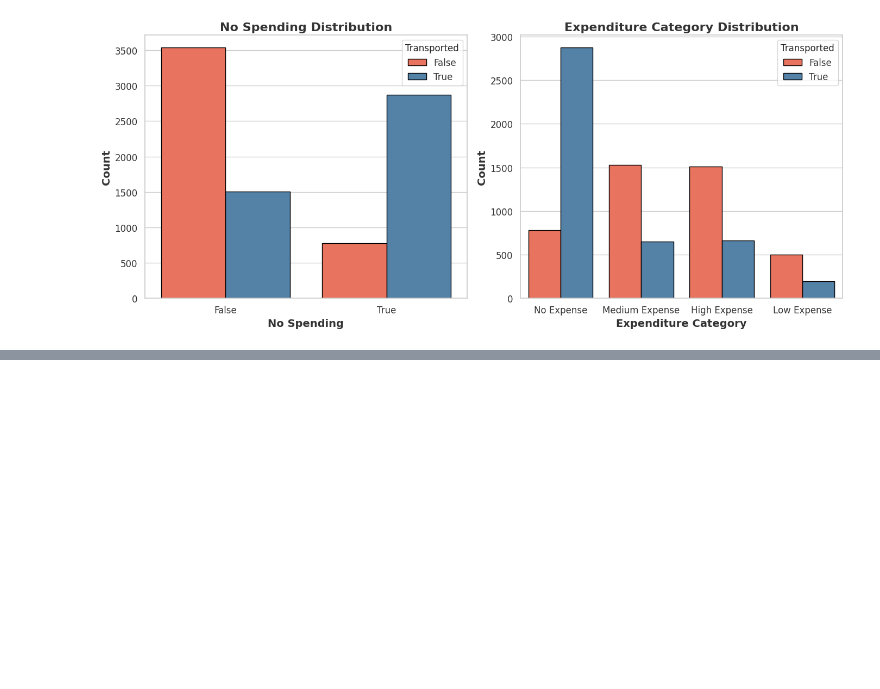
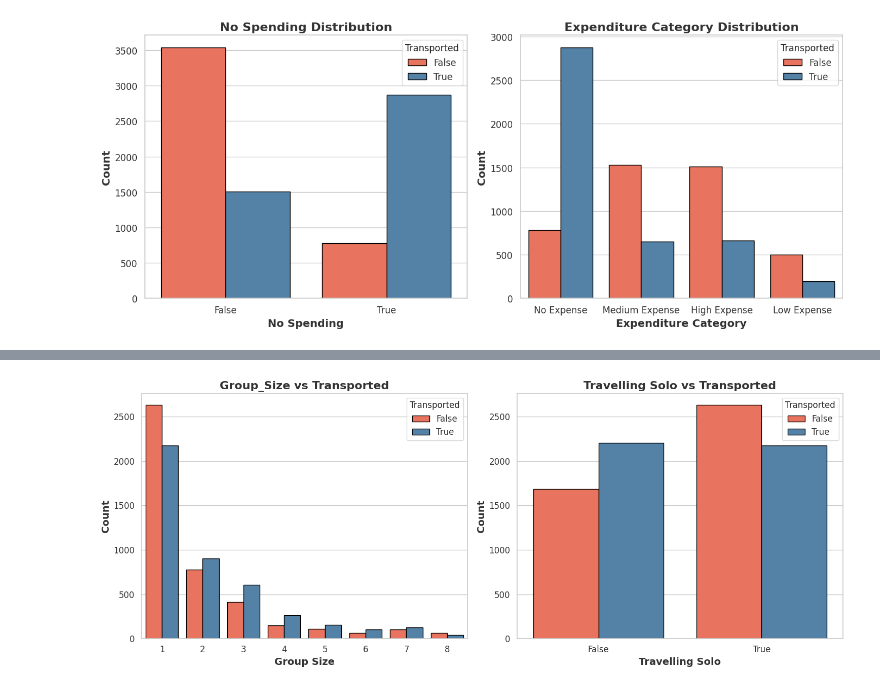
Before and after one commit to 7PAM2015-0509-2023-Team-8/Kaggle-Challenge, a Jupyter notebook: Kaggle_Challenge.ipynb, the cells around one changed output, grey strips where cells are left out. Drawn from its saved outputs; the diff is of its cells as text; code cells hidden in the pictures; blank space fills up the shorter version.

```diff
--- a/Kaggle_Challenge.ipynb
+++ b/Kaggle_Challenge.ipynb
@@ -406,0 +410,70 @@ Median value of Total Expenditure feature is =  716.0
+# %%
+def passengerid_new_features(df):
+
+    #Splitting Group and Member values from "PassengerId" column.
+    df["Group"] = df["PassengerId"].apply(lambda x: x.split("_")[0])
+    df["Member"] =df["PassengerId"].apply(lambda x: x.split("_")[1])
+
+    #Grouping the "Group" feature with respect to "member" feature to check which group is travelling with how many members
+    x = df.groupby("Group")["Member"].count().sort_values()
+
+    #Creating a set of group values which are travelling with more than 1 members.
+    y = set(x[x>1].index)
+
+    #Creating a new feature "Solo" which will indicate whether the person is travelling solo or not.
+    df["Travelling_Solo"] = df["Group"].apply(lambda x: x not in y)
+
+    #Creating a new feature "Group_size" which will indicate each group number of members.
+    df["Group_Size"]=0
+    for i in x.items():
+        df.loc[df["Group"]==i[0],"Group_Size"]=i[1]
+# %%
+passengerid_new_features(train_df)
+passengerid_new_features(test_df)
+
+passengerid_new_features(train_df)
+passengerid_new_features(test_df)
+
+
+# Set custom colors for plot
+custom_palette = ["#FF6347", "#4682B4"]  # Tomato and SteelBlue
+
+# Create the plot
+plt.figure(figsize=(15, 6))
+
+# Plot for Group_Size vs Transported
+plt.subplot(1, 2, 1)
+sns.countplot(
+    x="Group_Size",
+    hue="Transported",
+    data=train_df,
+    palette=custom_palette,
+    edgecolor='black',  # Add black edges to bars for visibility
+)
+plt.title("Group_Size vs Transported", fontsize=16, fontweight='bold', color='#333333')  # Title customization
+plt.xlabel("Group Size", fontsize=14, fontweight='bold', color='#333333')  # X-axis label customization
+plt.ylabel("Count", fontsize=14, fontweight='bold', color='#333333')  # Y-axis label customization
+plt.xticks(fontsize=12, color='#333333')  # Customize x-axis tick font size and color
+plt.yticks(fontsize=12, color='#333333')  # Customize y-axis tick font size and color
+plt.legend(title="Transported", fontsize=12, title_fontsize=12, labelcolor='#333333')  # Customize legend font size and color
+
+# Plot for Travelling Solo vs Transported
+plt.subplot(1, 2, 2)
+sns.countplot(
+    x="Travelling_Solo",
+    hue="Transported",
+    data=train_df,
+    palette=custom_palette,
+    edgecolor='black',  # Add black edges to bars for visibility
+)
+plt.title("Travelling Solo vs Transported", fontsize=16, fontweight='bold', color='#333333')  # Title customization
+plt.xlabel("Travelling Solo", fontsize=14, fontweight='bold', color='#333333')  # X-axis label customization
+plt.ylabel("Count", fontsize=14, fontweight='bold', color='#333333')  # Y-axis label customization
+plt.xticks(fontsize=12, color='#333333')  # Customize x-axis tick font size and color
+plt.yticks(fontsize=12, color='#333333')  # Customize y-axis tick font size and color
+plt.legend(title="Transported", fontsize=12, title_fontsize=12, labelcolor='#333333')  # Customize legend font size and color
+
+plt.tight_layout()
+plt.show()
+# %% [output]
+[figure, added]
```
Also changed, not shown: parts of 5 cells of this notebook.
